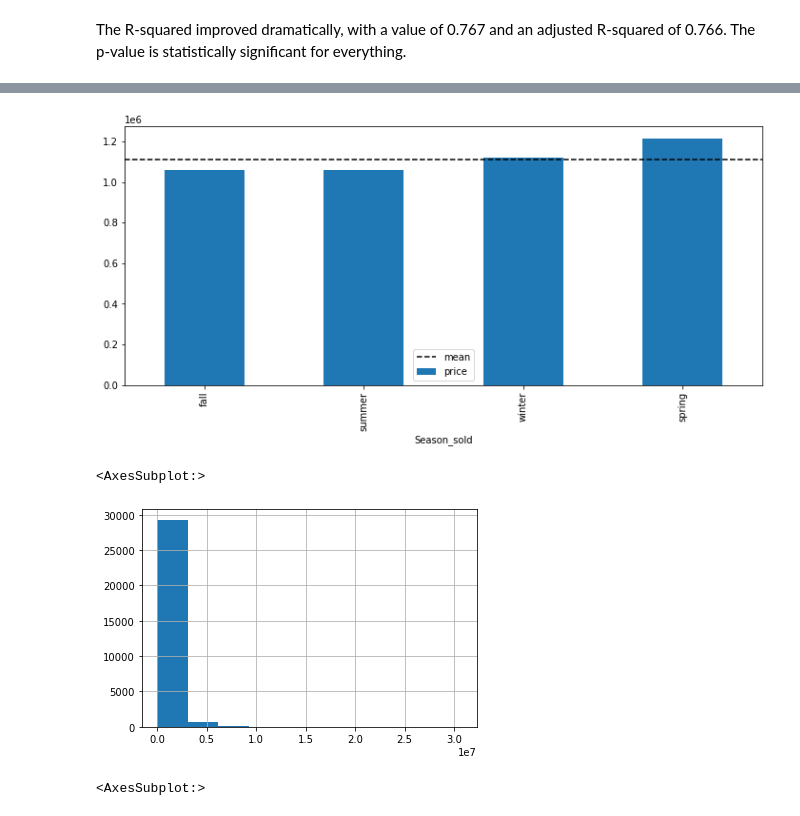
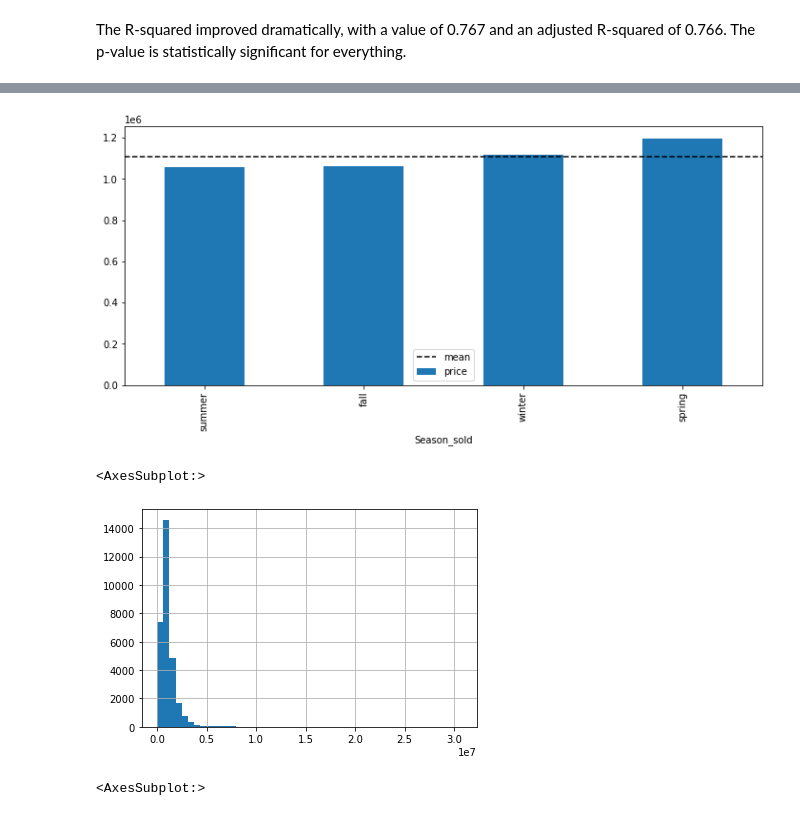
Before and after one commit to lhutsal/dsc-phase-2-project, a Jupyter notebook: Phase2.ipynb, the cells around one changed output, grey strips where cells are left out. Drawn from its saved outputs; the diff is of its cells as text; code cells hidden in the pictures.

```diff
--- a/Phase2.ipynb
+++ b/Phase2.ipynb
@@ -305,0 +315,6 @@ data['date'].max()
+# %%
+#convert date field from string to date
+data['date']= pd.to_datetime(data['date'])
+
+#find the min value
+data['date'].min()
@@ -307,0 +367,8 @@ It's a little more challenging as the field is currently in type object. Let's l
+# %%
+from datetime import datetime
+date_str = '2023-02-28 14:30:00'
+date_format = '%Y-%m-%d %H:%M:%S'
+d_sold = datetime.strptime(date_str, date_format)
+
+season_lookup = str(d_sold.month) + str(d_sold.day)
+print(season_lookup)
@@ -309,8 +378,9 @@ It's a little more challenging as the field is currently in type object. Let's l
 from datetime import datetime
 
 def create_season(d_sold):
-    d_split = d_sold.split("/")
-    season_lookup = int(d_split[0]+f"{int(d_split[1]):02d}")
+#    d_split = d_sold.split("/")
+#    season_lookup = int(d_split[0]+f"{int(d_split[1]):02d}")
+    season_lookup = int(str(d_sold.month) + str(d_sold.day))
     if season_lookup >= 320 and season_lookup < 621:
         season = 'spring'
     elif season_lookup >= 621 and season_lookup < 922:
@@ -627,12 +728,12 @@ data.groupby("Season_sold").mean().sort_values(by="price").plot.bar(y="price", a
 ax.axhline(y=data["price"].mean(), label="mean", color="black", linestyle="--")
 ax.legend();
 # %% [output]
-[figure, old version]
+[figure, new version]
 # %%
-y.hist()
+y.hist(bins=50)
 # %% [output]
 <AxesSubplot:>
-[figure, old version]
+[figure, new version]
 # %%
 y_scld = np.log(y)
 y_scld.hist()
```
Also changed, not shown: parts of 42 cells of this notebook, 1 other file.
